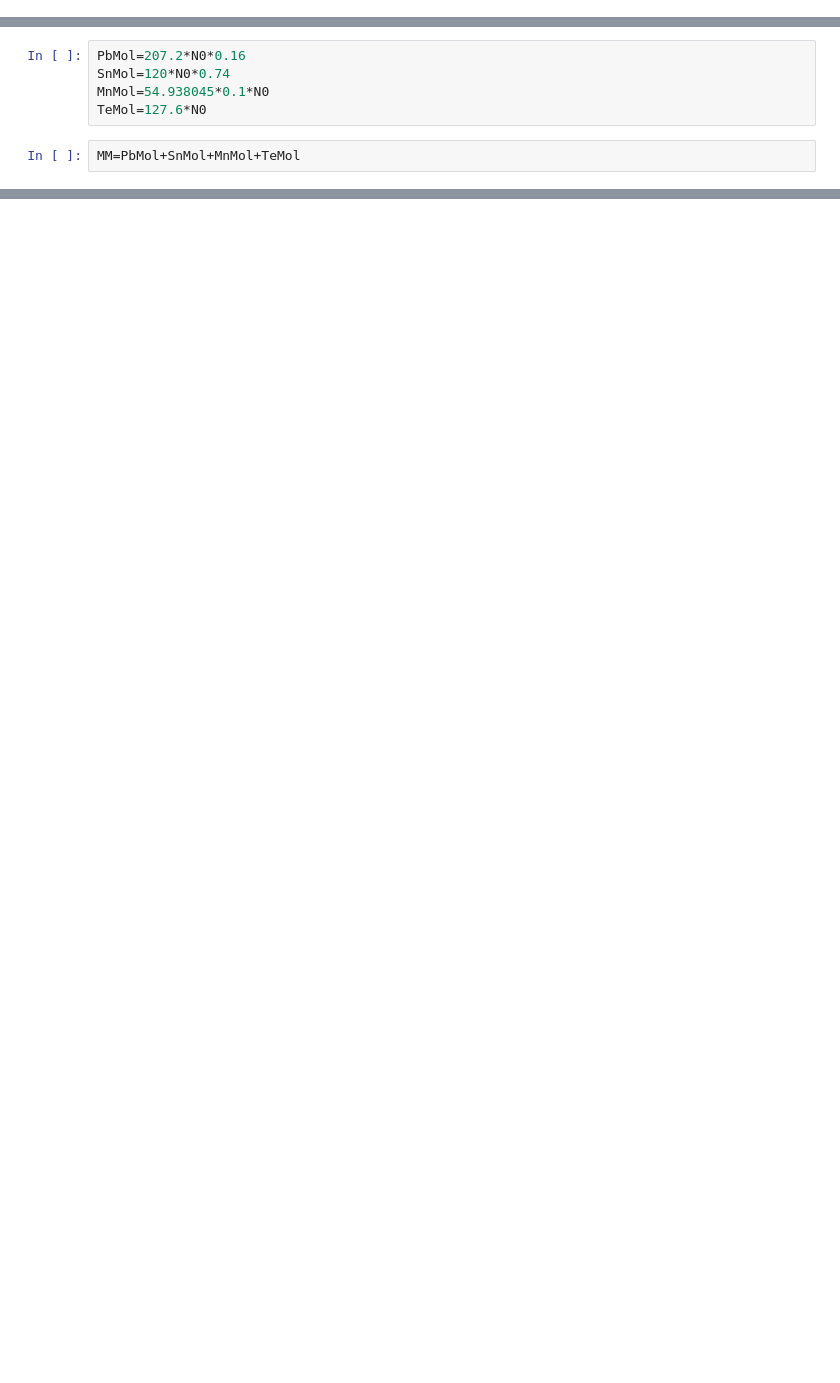
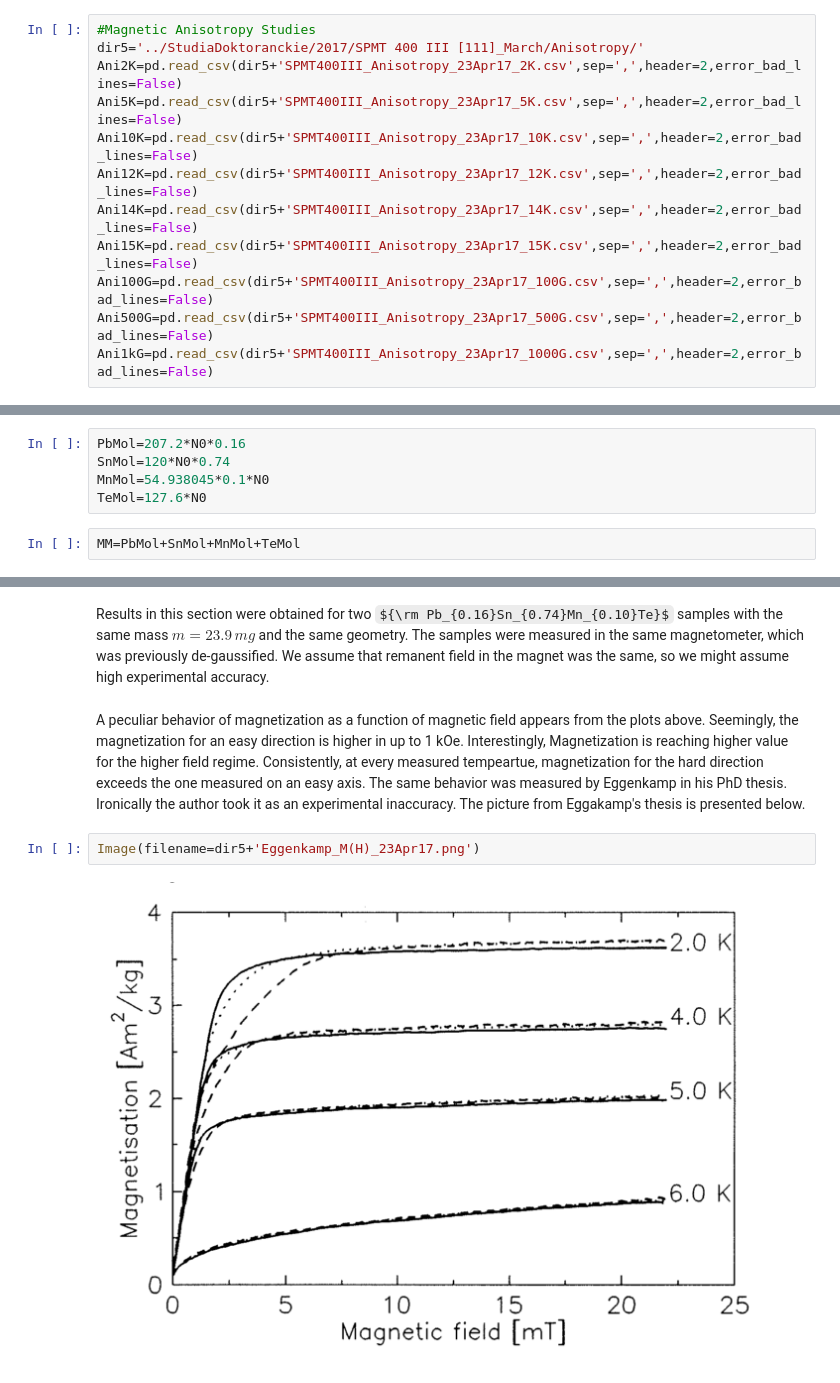
Before and after one commit to Zaknife/JupNotebooks, a Jupyter notebook: MagMeasFinal.ipynb, the cells around one changed output, grey strips where cells are left out. Drawn from its saved outputs; the diff is of its cells as text; some formulas as TeX source; blank space fills up the shorter version.

```diff
--- a/MagMeasFinal.ipynb
+++ b/MagMeasFinal.ipynb
@@ -128,6 +132,18 @@ FC100=pd.read_csv(dir+'SPMT400 III [L=e] FC(100) SnPbMnTe 12% 5Mar17_onion_WSlom
 FC300=pd.read_csv(dir+'SPMT400 III [L=e] FC(300) SnPbMnTe 12% 5Mar17_onion_WSlomce_onion.rso.dat',sep=',',header=20,error_bad_lines=False)
 FC1H=pd.read_csv(dir3+'SPMT400 III [L=h] #1 FC(1) PbSnMnTe 12% 1Mar17_onion.rso.dat',sep=',',header=20,error_bad_lines=False)
 FC3H=pd.read_csv(dir3+'SPMT400 III [L=h] #1 FC(3) PbSnMnTe 12% 1Mar17_onion.rso.dat',sep=',',header=20,error_bad_lines=False)
+# %%
+#Magnetic Anisotropy Studies
+dir5='../StudiaDoktoranckie/2017/SPMT 400 III [111]_March/Anisotropy/'
+Ani2K=pd.read_csv(dir5+'SPMT400III_Anisotropy_23Apr17_2K.csv',sep=',',header=2,error_bad_lines=False)
+Ani5K=pd.read_csv(dir5+'SPMT400III_Anisotropy_23Apr17_5K.csv',sep=',',header=2,error_bad_lines=False)
+Ani10K=pd.read_csv(dir5+'SPMT400III_Anisotropy_23Apr17_10K.csv',sep=',',header=2,error_bad_lines=False)
+Ani12K=pd.read_csv(dir5+'SPMT400III_Anisotropy_23Apr17_12K.csv',sep=',',header=2,error_bad_lines=False)
+Ani14K=pd.read_csv(dir5+'SPMT400III_Anisotropy_23Apr17_14K.csv',sep=',',header=2,error_bad_lines=False)
+Ani15K=pd.read_csv(dir5+'SPMT400III_Anisotropy_23Apr17_15K.csv',sep=',',header=2,error_bad_lines=False)
+Ani100G=pd.read_csv(dir5+'SPMT400III_Anisotropy_23Apr17_100G.csv',sep=',',header=2,error_bad_lines=False)
+Ani500G=pd.read_csv(dir5+'SPMT400III_Anisotropy_23Apr17_500G.csv',sep=',',header=2,error_bad_lines=False)
+Ani1kG=pd.read_csv(dir5+'SPMT400III_Anisotropy_23Apr17_1000G.csv',sep=',',header=2,error_bad_lines=False)
 # %%
 lcut=30
 ucut=300
@@ -720,0 +845,8 @@ plt.legend(fontsize=12)
+# %% [markdown]
+Results in this section were obtained for two ${\rm Pb_{0.16}Sn_{0.74}Mn_{0.10}Te}$ samples with the same mass $m=23.9\,mg$ and the same geometry. The samples were measured in the same magnetometer, which was previously de-gaussified. We assume that remanent field in the magnet was the same, so we might assume high experimental accuracy.
+# %% [markdown]
+A peculiar behavior of magnetization as a function of magnetic field appears from the plots above. Seemingly, the magnetization for an easy direction is higher in up to 1 kOe. Interestingly, Magnetization is reaching higher value for the higher field regime. Consistently, at every measured tempeartue, magnetization for the hard direction exceeds the one measured on an easy axis. The same behavior was measured by Eggenkamp in his PhD thesis. Ironically the author took it as an experimental inaccuracy. The picture from Eggakamp's thesis is presented below.
+# %%
+Image(filename=dir5+'Eggenkamp_M(H)_23Apr17.png')
+# %% [output]
+[figure, added]
```
Also changed, not shown: parts of 31 cells of this notebook.
